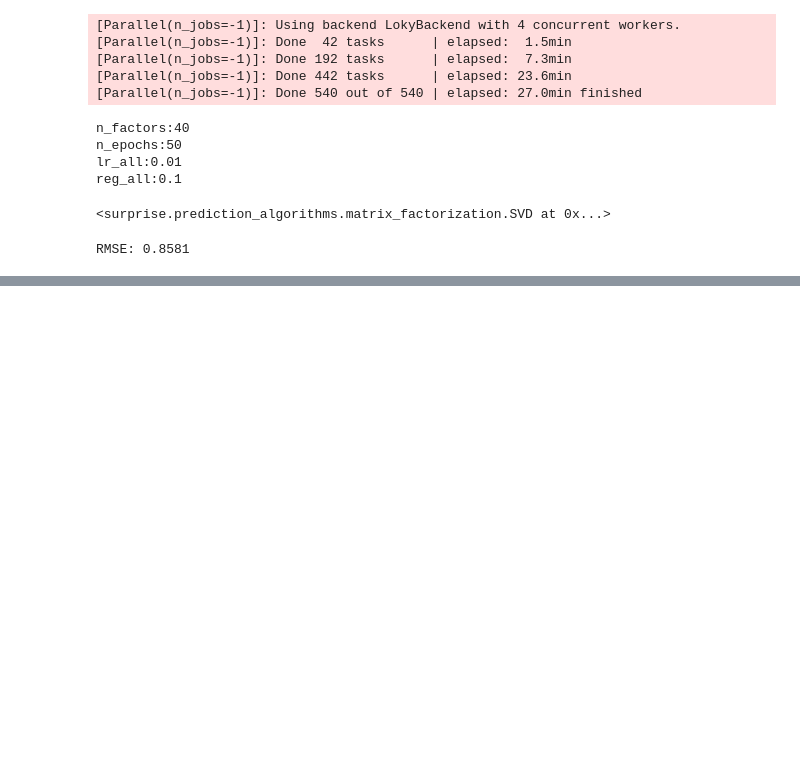
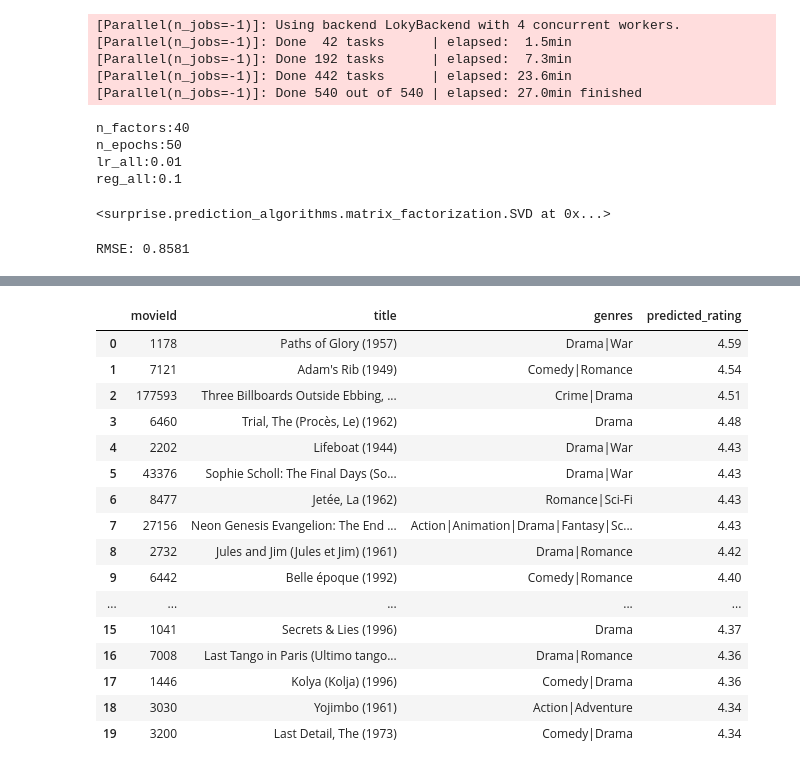
Before and after one commit to saadaliasghar1045-ops/Movie_recommender-Hybrid-, a Jupyter notebook: src/notebooks/cleaning.ipynb, the cells around one changed output, grey strips where cells are left out. Cells and saved outputs as stored; diff of their text form; code cells hidden in the pictures; blank space fills up the shorter version.

```diff
--- a/src/notebooks/cleaning.ipynb
+++ b/src/notebooks/cleaning.ipynb
@@ -304,0 +365,4 @@ print(f'{user_rat.est:0.3}')
+# %%
+test_model_path = '../models/colab_filt_svd'
+ratings_path = '../datasets/ratings.csv'
+movies_path = '../datasets/movies.csv'
@@ -304,0 +384,24 @@ print(f'{user_rat.est:0.3}')
+# %%
+my_pipeline = SVD_pipeline(test_model_path,ratings_path,movies_path)
+# %%
+movies = my_pipeline.get_n_recommendations(uid=99999,n=20)
+# %%
+movies
+# %% [output]
+|  | movieId | title | genres | predicted_rating |
+| 0 | 1178 | Paths of Glory (1957) | Drama|War | 4.59 |
+| 1 | 7121 | Adam's Rib (1949) | Comedy|Romance | 4.54 |
+| 2 | 177593 | Three Billboards Outside Ebbing, ... | Crime|Drama | 4.51 |
+| 3 | 6460 | Trial, The (Procès, Le) (1962) | Drama | 4.48 |
+| 4 | 2202 | Lifeboat (1944) | Drama|War | 4.43 |
+| 5 | 43376 | Sophie Scholl: The Final Days (So... | Drama|War | 4.43 |
+| 6 | 8477 | Jetée, La (1962) | Romance|Sci-Fi | 4.43 |
+| 7 | 27156 | Neon Genesis Evangelion: The End ... | Action|Animation|Drama|Fantasy|Sc... | 4.43 |
+| 8 | 2732 | Jules and Jim (Jules et Jim) (1961) | Drama|Romance | 4.42 |
+| 9 | 6442 | Belle époque (1992) | Comedy|Romance | 4.40 |
+| ... | ... | ... | ... | ... |
+| 15 | 1041 | Secrets & Lies (1996) | Drama | 4.37 |
+| 16 | 7008 | Last Tango in Paris (Ultimo tango... | Drama|Romance | 4.36 |
+| 17 | 1446 | Kolya (Kolja) (1996) | Comedy|Drama | 4.36 |
+| 18 | 3030 | Yojimbo (1961) | Action|Adventure | 4.34 |
+| 19 | 3200 | Last Detail, The (1973) | Comedy|Drama | 4.34 |
```
Also changed, not shown: parts of 10 cells of this notebook, 3 other files.
